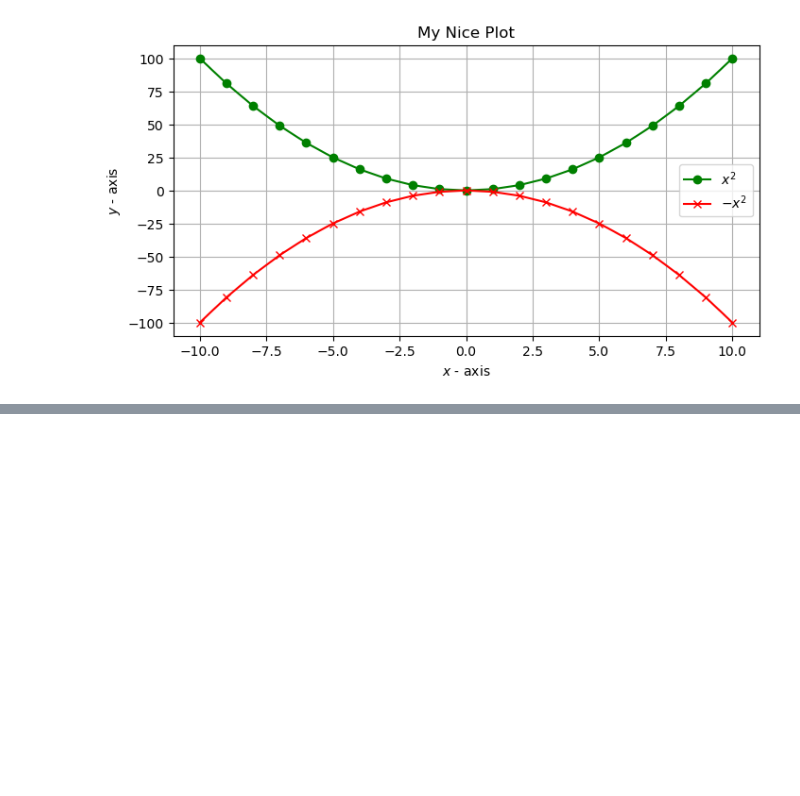
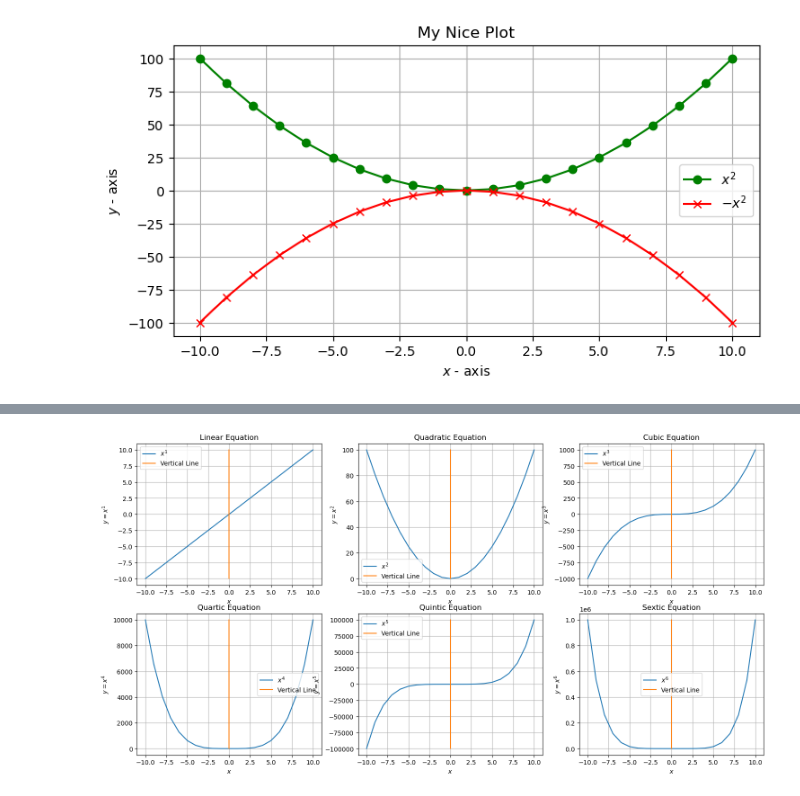
Before and after one commit to Jiliar/machine-learning-specialization, a Jupyter notebook: sessions/Session 8 Visualización de Datos.ipynb, the cells around one changed output, grey strips where cells are left out. Drawn from its saved outputs; the diff is of its cells as text; code cells hidden in the pictures; blank space fills up the shorter version.

```diff
--- a/sessions/Session 8 Visualización de Datos.ipynb
+++ b/sessions/Session 8 Visualización de Datos.ipynb
@@ -40,0 +101,24 @@ plt.show()
+# %%
+plt.figure(figsize=(18, 9))
+
+equation_names = {
+    1: "Linear Equation",
+    2: "Quadratic Equation",
+    3: "Cubic Equation",
+    4: "Quartic Equation",
+    5: "Quintic Equation",
+    6: "Sextic Equation"
+}
+
+for i in range(6):
+    plt.subplot(2, 3, i + 1)
+    y = x ** (i+1)
+    plt.plot(x, y)
+    plt.plot([0, 0, 0], [min(y), 0, max(y)])
+    plt.xlabel('$x$')
+    plt.ylabel(f'$y = x^{i+1}$')
+    plt.legend([f'$x^{i+1}$', 'Vertical Line'])
+    plt.grid()
+    plt.title(equation_names[i + 1])
+# %% [output]
+[figure, added]
```
Also changed, not shown: parts of 107 cells of this notebook, 1 other file.
